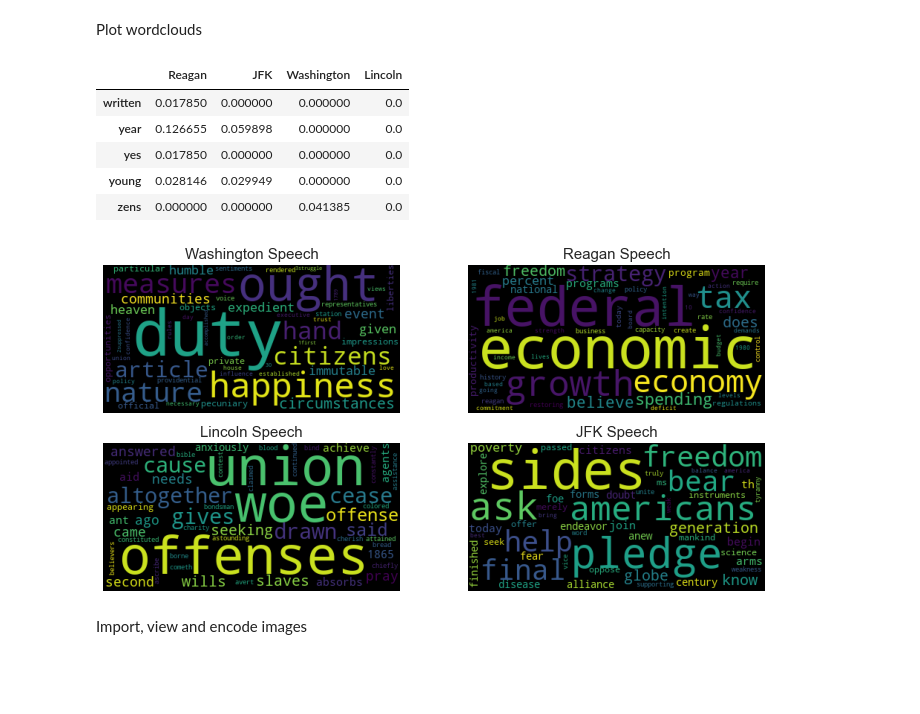
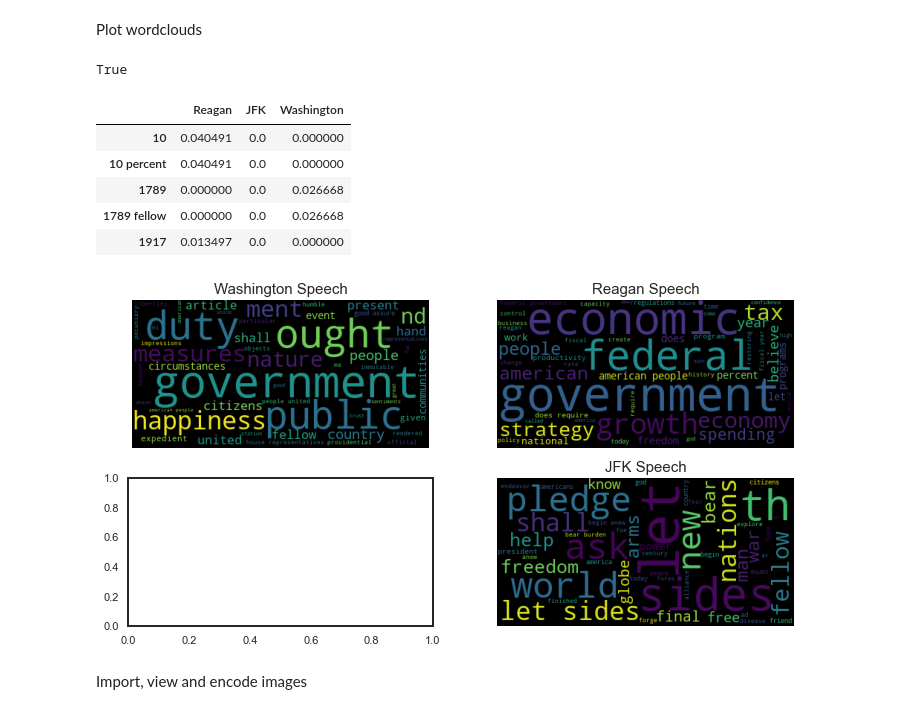
Before and after one commit to mahfuzgmu/csi703-f22, a Jupyter notebook: Week14_Viz_sampler.ipynb, the cells around one changed output. Saved outputs shown, nothing was run; the diff lists cells and outputs as text; code cells hidden in the pictures; blank space fills up the shorter version.

```diff
--- a/Week14_Viz_sampler.ipynb
+++ b/Week14_Viz_sampler.ipynb
@@ -478,11 +478,16 @@ Text(0.5, 1.0, 'Kamada Kawai Layout')
 # %% [markdown]
 Plot wordclouds
+# %%
+from pathlib import Path
+file_loc = Path(r'C:\Users\hruss\OneDrive\Documents\GMU\Repositories\CDS303-F22\data\textDocs')
+print(file_loc.is_dir())
+# %% [output]
+True
 # %%
 #Open PDFs so they can be read, 'rb' means read only in binary format
-Lincoln_pdf = open('Address_Lincoln.pdf', 'rb')
-Washington_pdf = open('Address_Washington.pdf', 'rb')
-Reagan_pdf = open('Address_Reagan.pdf', 'rb')
-JFK_pdf = open('Address_JFK.pdf', 'rb')
+Washington_pdf = open(file_loc/'Address_Washington.pdf', 'rb')
+Reagan_pdf = open(file_loc/'Address_Reagan.pdf', 'rb')
+JFK_pdf = open(file_loc/'Address_JFK.pdf', 'rb')
 # %%
 #Creating a pdf file object using PyPDF.
 #Extract text from pdfs
@@ -515,8 +514,8 @@ for i in range(Rnum_pages) :
 # %%
 #Perform NLP on data to create more meaningful word clouds
 from sklearn.feature_extraction.text import TfidfVectorizer
-corpus = [Reagan_data, JFK_data, Washington_data, Lincoln_data]
-vectorizer = TfidfVectorizer(stop_words='english', ngram_range = (1,1), max_df = .6, min_df = .01)
+corpus = [Reagan_data, JFK_data, Washington_data]
+vectorizer = TfidfVectorizer(stop_words='english', ngram_range = (1,2))
 X = vectorizer.fit_transform(corpus)
 feature_names = vectorizer.get_feature_names_out()
 dense = X.todense()
@@ -524,51 +523,47 @@ denselist = dense.tolist()
 df = pd.DataFrame(denselist, columns=feature_names)
 data = df.transpose()
 #Make sure you have these in the same order as your corpus above
-data.columns = ['Reagan', 'JFK', 'Washington', 'Lincoln']
+data.columns = ['Reagan', 'JFK', 'Washington']
 # %%
-data.tail()
+data.head()
 # %% [output]
-|  | Reagan | JFK | Washington | Lincoln |
-| written | 0.017850 | 0.000000 | 0.000000 | 0.0 |
-| year | 0.126655 | 0.059898 | 0.000000 | 0.0 |
-| yes | 0.017850 | 0.000000 | 0.000000 | 0.0 |
-| young | 0.028146 | 0.029949 | 0.000000 | 0.0 |
-| zens | 0.000000 | 0.000000 | 0.041385 | 0.0 |
+|  | Reagan | JFK | Washington |
+| 10 | 0.040491 | 0.0 | 0.000000 |
+| 10 percent | 0.040491 | 0.0 | 0.000000 |
+| 1789 | 0.000000 | 0.0 | 0.026668 |
+| 1789 fellow | 0.000000 | 0.0 | 0.026668 |
+| 1917 | 0.013497 | 0.0 | 0.000000 |
 # %%
 #Show wordclouds
 colors = "viridis"
 maxwords = 50
 
 # Set overall figure size
 f = plt.figure(figsize=(12,6))
 f.tight_layout()
 
 # Subplot 1
 plt.subplot(2, 2, 1)
 Washington_wordcloud = WordCloud(max_words = maxwords, colormap = colors).generate_from_frequencies(data['Washington'])
 plt.imshow(Washington_wordcloud)
 plt.axis('off')
 plt.title('Washington Speech', fontsize=15)
 # Subplot 2
 plt.subplot(2, 2, 2)
 Reagan_wordcloud = WordCloud(max_words = maxwords, colormap = colors).generate_from_frequencies(data['Reagan'])
 plt.imshow(Reagan_wordcloud)
 plt.axis('off')
 plt.title('Reagan Speech', fontsize=15)
 # Subplot 3
 plt.subplot(2, 2, 3)
-Lincoln_wordcloud = WordCloud(max_words = maxwords, colormap = colors).generate_from_frequencies(data['Lincoln'])
-plt.imshow(Lincoln_wordcloud)
-plt.axis('off')
-plt.title('Lincoln Speech', fontsize=15)
 # Subplot 4
 plt.subplot(2, 2, 4)
 JFK_wordcloud = WordCloud(max_words = maxwords, colormap = colors).generate_from_frequencies(data['JFK'])
 plt.imshow(JFK_wordcloud)
 plt.axis('off')
 plt.title('JFK Speech', fontsize=15);
 # %% [output]
-[figure, old version]
+[figure, new version]
 # %% [markdown]
 Import, view and encode images
 # %%
```
Also changed, not shown: parts of 15 cells of this notebook, 2 other files.
